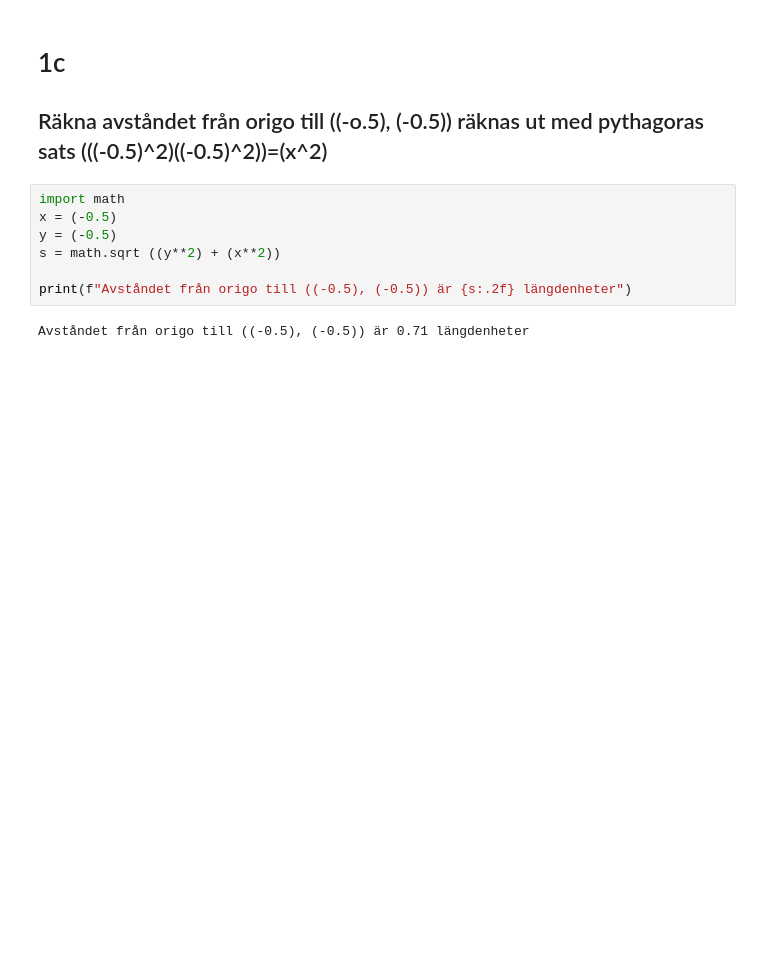
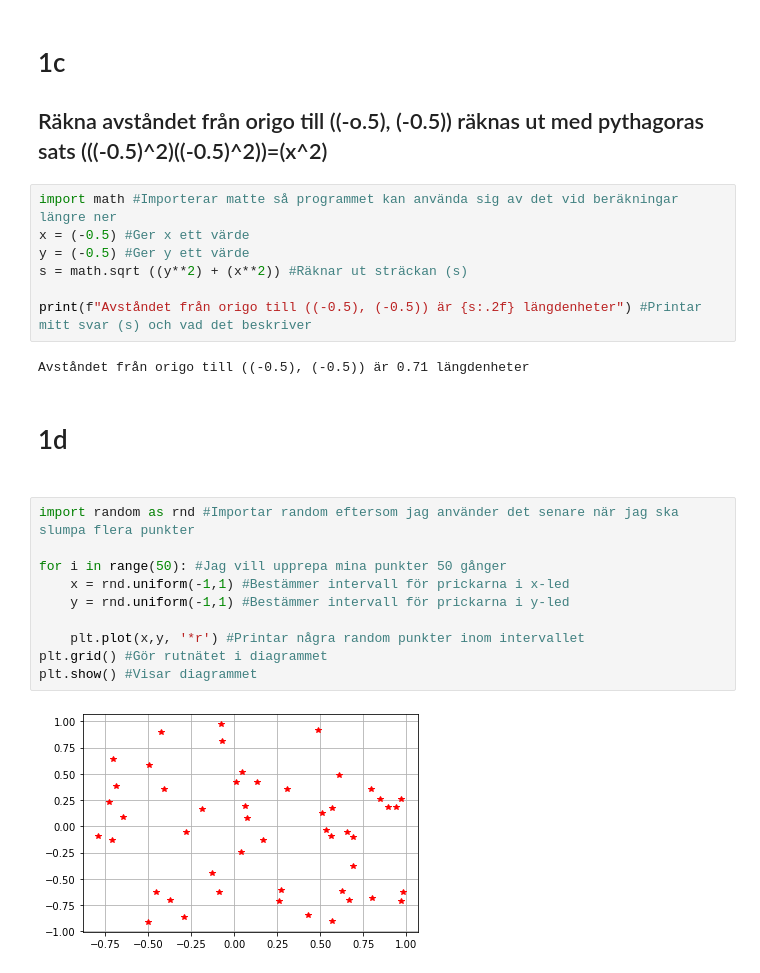
Before and after one commit to Limpan0305/linus_sundsten_TE19C, a Jupyter notebook: Programmering1/Programmeringslaboration/Uppgift1.ipynb, the cells around one changed output. Saved outputs shown, nothing was run; the diff lists cells and outputs as text; blank space fills up the shorter version.

```diff
--- a/Programmering1/Programmeringslaboration/Uppgift1.ipynb
+++ b/Programmering1/Programmeringslaboration/Uppgift1.ipynb
@@ -26,11 +26,27 @@ Avståndet från origo till (1, 1) är 1.41 längdenheter
 # 1c
 ## Räkna avståndet från origo till ((-o.5), (-0.5)) räknas ut med pythagoras sats (((-0.5)^2)((-0.5)^2))=(x^2)
 # %%
-import math
-x = (-0.5)
-y = (-0.5)
-s = math.sqrt ((y**2) + (x**2))
+import math #Importerar matte så programmet kan använda sig av det vid beräkningar längre ner
+x = (-0.5) #Ger x ett värde
+y = (-0.5) #Ger y ett värde
+s = math.sqrt ((y**2) + (x**2)) #Räknar ut sträckan (s)
 
-print(f"Avståndet från origo till ((-0.5), (-0.5)) är {s:.2f} längdenheter")
+print(f"Avståndet från origo till ((-0.5), (-0.5)) är {s:.2f} längdenheter") #Printar mitt svar (s) och vad det beskriver
 # %% [output]
 Avståndet från origo till ((-0.5), (-0.5)) är 0.71 längdenheter
+# %% [markdown]
+# 1d
+
+##
+# %%
+import random as rnd #Importar random eftersom jag använder det senare när jag ska slumpa flera punkter
+
+for i in range(50): #Jag vill upprepa mina punkter 50 gånger
+    x = rnd.uniform(-1,1) #Bestämmer intervall för prickarna i x-led
+    y = rnd.uniform(-1,1) #Bestämmer intervall för prickarna i y-led
+
+    plt.plot(x,y, '*r') #Printar några random punkter inom intervallet
+plt.grid() #Gör rutnätet i diagrammet
+plt.show() #Visar diagrammet
+# %% [output]
+[figure, added]
```
Also changed, not shown: parts of 12 cells of this notebook, 4 other files.
